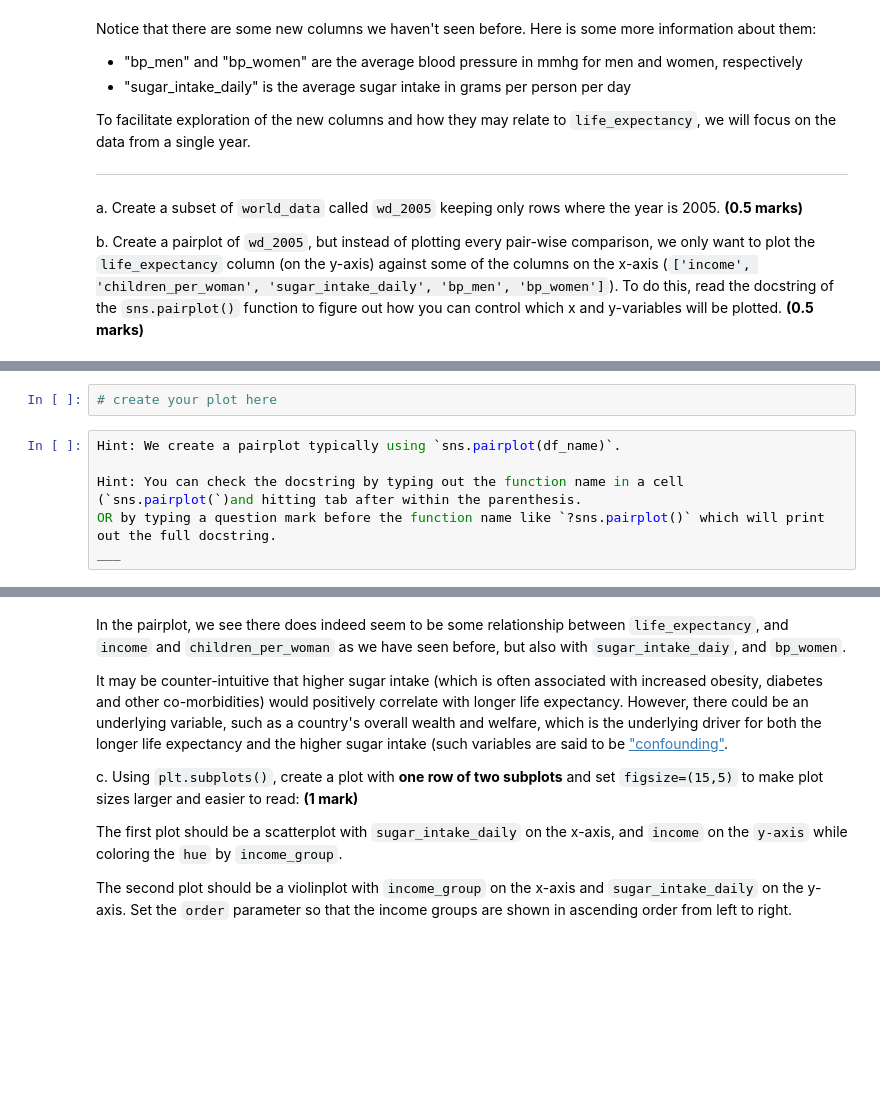
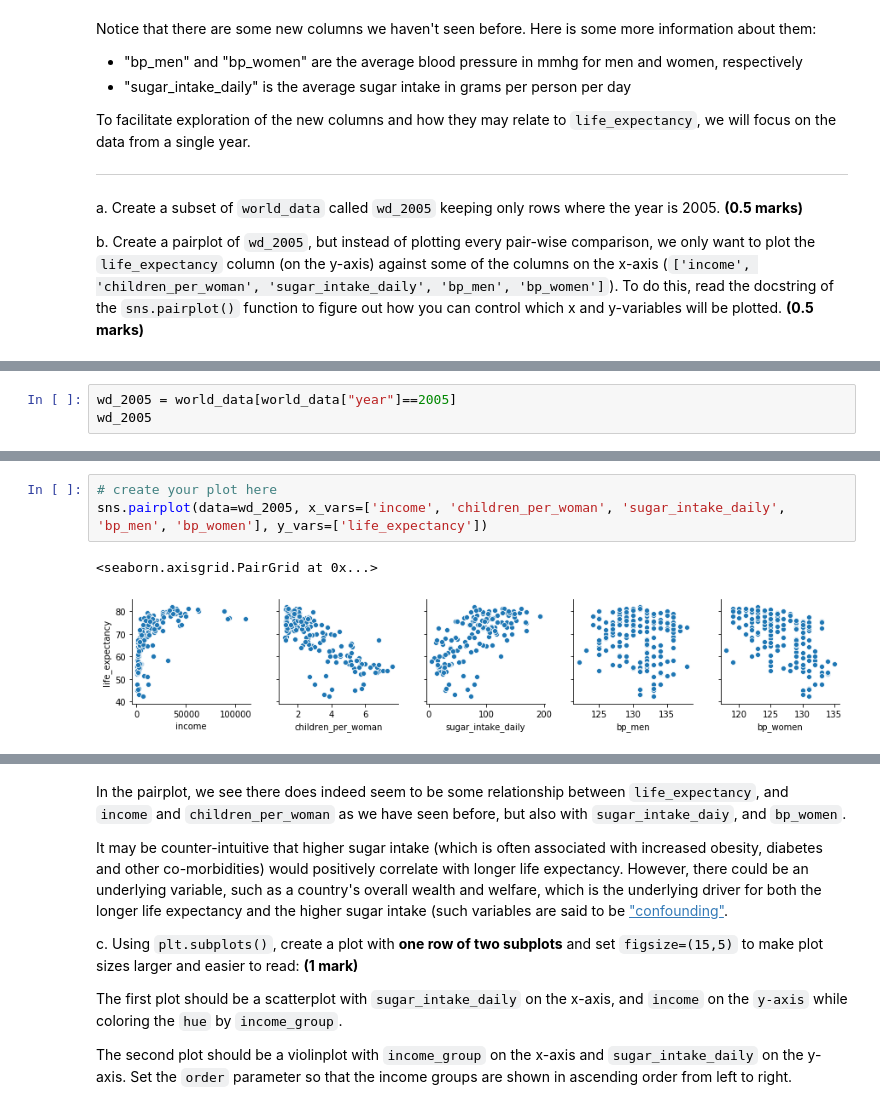
Before and after one commit to constructor-s/BME1478_Assignments, a Jupyter notebook: a11/last_first_assignment11.ipynb, the cells around one changed output, grey strips where cells are left out. Cells and saved outputs as stored; diff of their text form; blank space fills up the shorter version.

```diff
--- a/a11/last_first_assignment11.ipynb
+++ b/a11/last_first_assignment11.ipynb
@@ -46,0 +55,3 @@ wd_2005 =
+# %%
+wd_2005 = world_data[world_data["year"]==2005]
+wd_2005
@@ -47,8 +72,6 @@ wd_2005 =
 # %%
 # create your plot here
+sns.pairplot(data=wd_2005, x_vars=['income', 'children_per_woman', 'sugar_intake_daily', 'bp_men', 'bp_women'], y_vars=['life_expectancy'])
+# %% [output]
+<seaborn.axisgrid.PairGrid at 0x...>
+[figure, added]
-# %%
-Hint: We create a pairplot typically using `sns.pairplot(df_name)`.
-
-Hint: You can check the docstring by typing out the function name in a cell (`sns.pairplot(`)and hitting tab after within the parenthesis.
-OR by typing a question mark before the function name like `?sns.pairplot()` which will print out the full docstring.
-___
```
Also changed, not shown: parts of 21 cells of this notebook.
